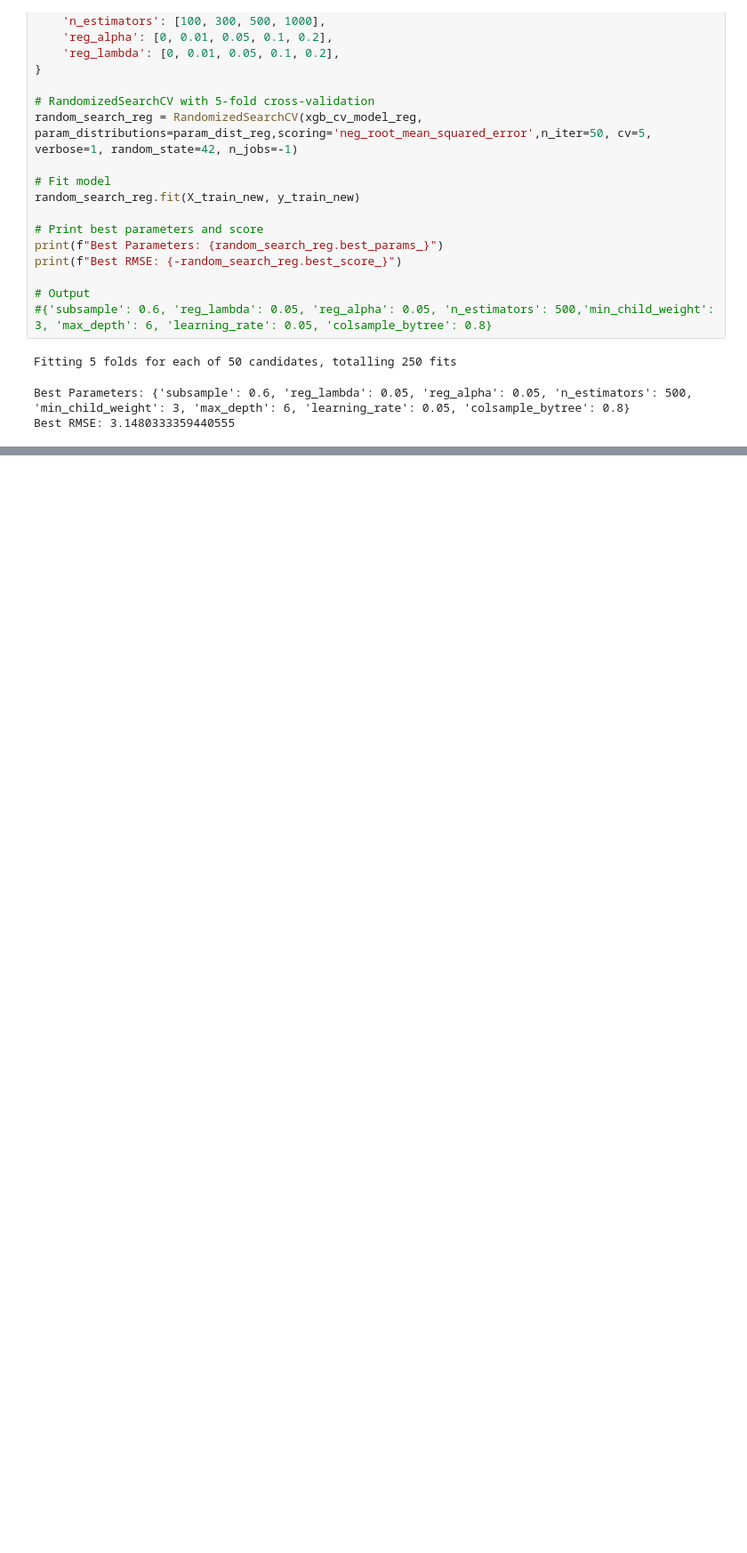
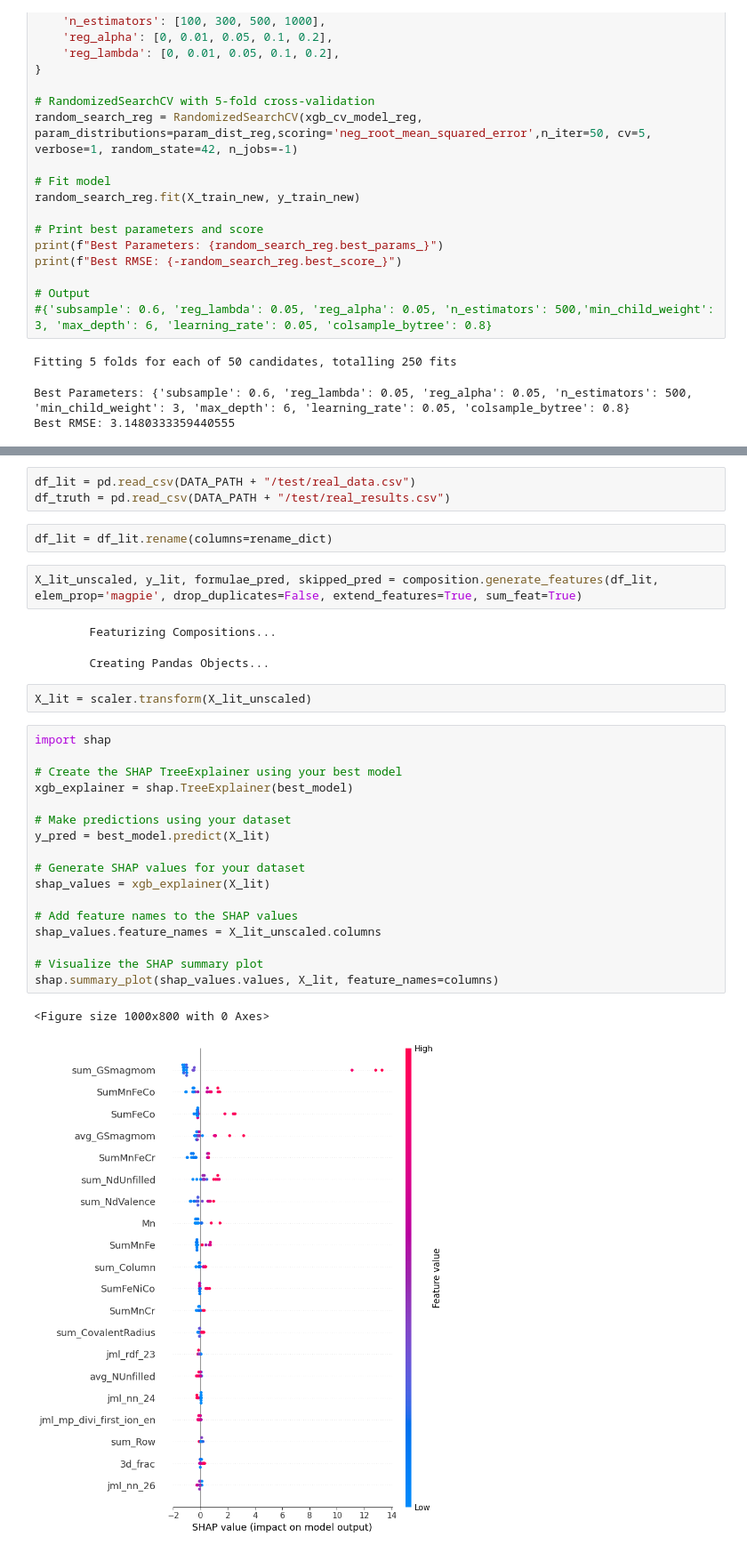
Before and after one commit to andykr1k/ChemML, a Jupyter notebook: Models/XGBoost.ipynb, the cells around one changed output, grey strips where cells are left out. Shown at 89% size. Saved outputs shown, nothing was run; the diff lists cells and outputs as text; blank space fills up the shorter version.

```diff
--- a/Models/XGBoost.ipynb
+++ b/Models/XGBoost.ipynb
@@ -639,0 +684,32 @@ Best RMSE: 3.1480333359440555
+# %%
+df_lit = pd.read_csv(DATA_PATH + "/test/real_data.csv")
+df_truth = pd.read_csv(DATA_PATH + "/test/real_results.csv")
+# %%
+df_lit = df_lit.rename(columns=rename_dict)
+# %%
+X_lit_unscaled, y_lit, formulae_pred, skipped_pred = composition.generate_features(df_lit, elem_prop='magpie', drop_duplicates=False, extend_features=True, sum_feat=True)
+# %% [output]
+        Featurizing Compositions...
+        Creating Pandas Objects...
+# %%
+X_lit = scaler.transform(X_lit_unscaled)
+# %%
+import shap
+
+# Create the SHAP TreeExplainer using your best model
+xgb_explainer = shap.TreeExplainer(best_model)
+
+# Make predictions using your dataset
+y_pred = best_model.predict(X_lit)
+
+# Generate SHAP values for your dataset
+shap_values = xgb_explainer(X_lit)
+
+# Add feature names to the SHAP values
+shap_values.feature_names = X_lit_unscaled.columns
+
+# Visualize the SHAP summary plot
+shap.summary_plot(shap_values.values, X_lit, feature_names=columns)
+# %% [output]
+<Figure size 1000x800 with 0 Axes>
+[figure, added]
```
Also changed, not shown: parts of 17 cells of this notebook, 2 other files.
